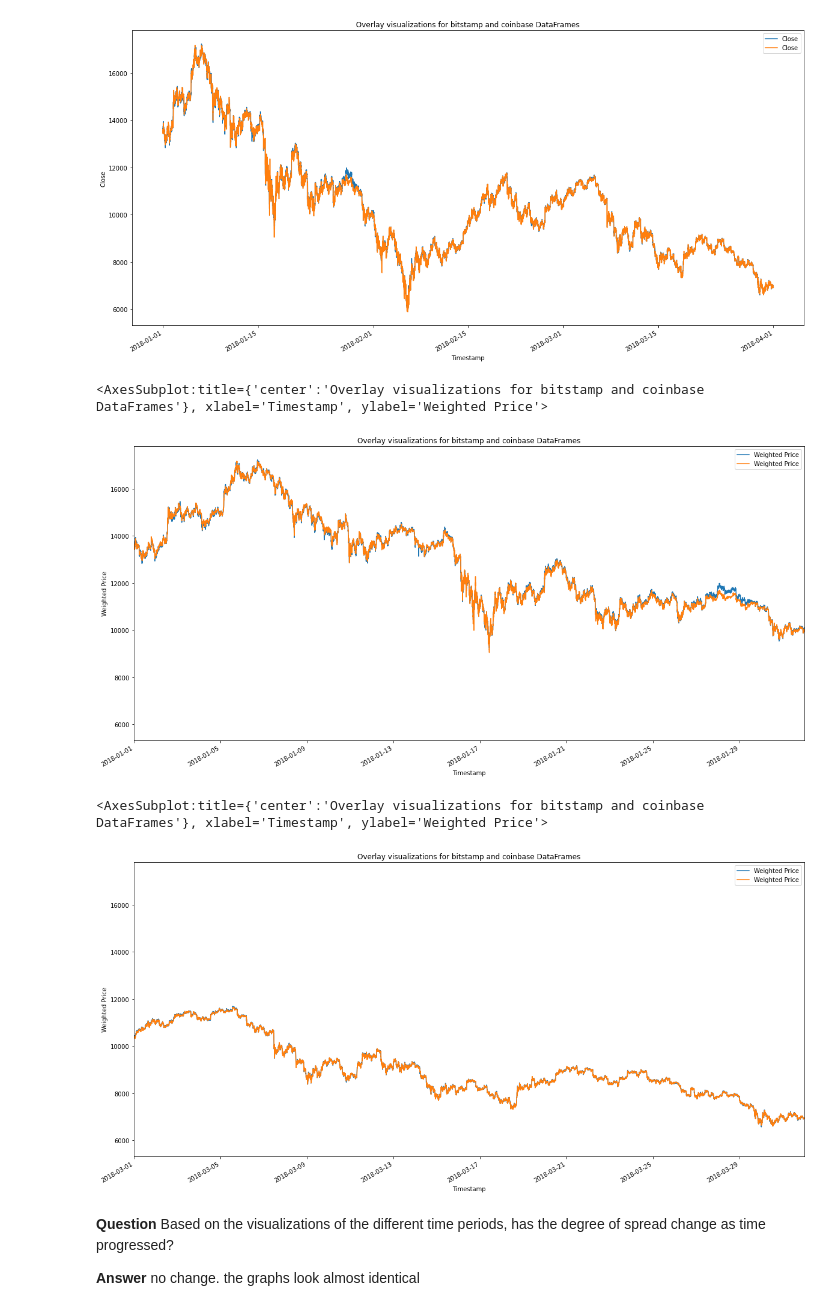
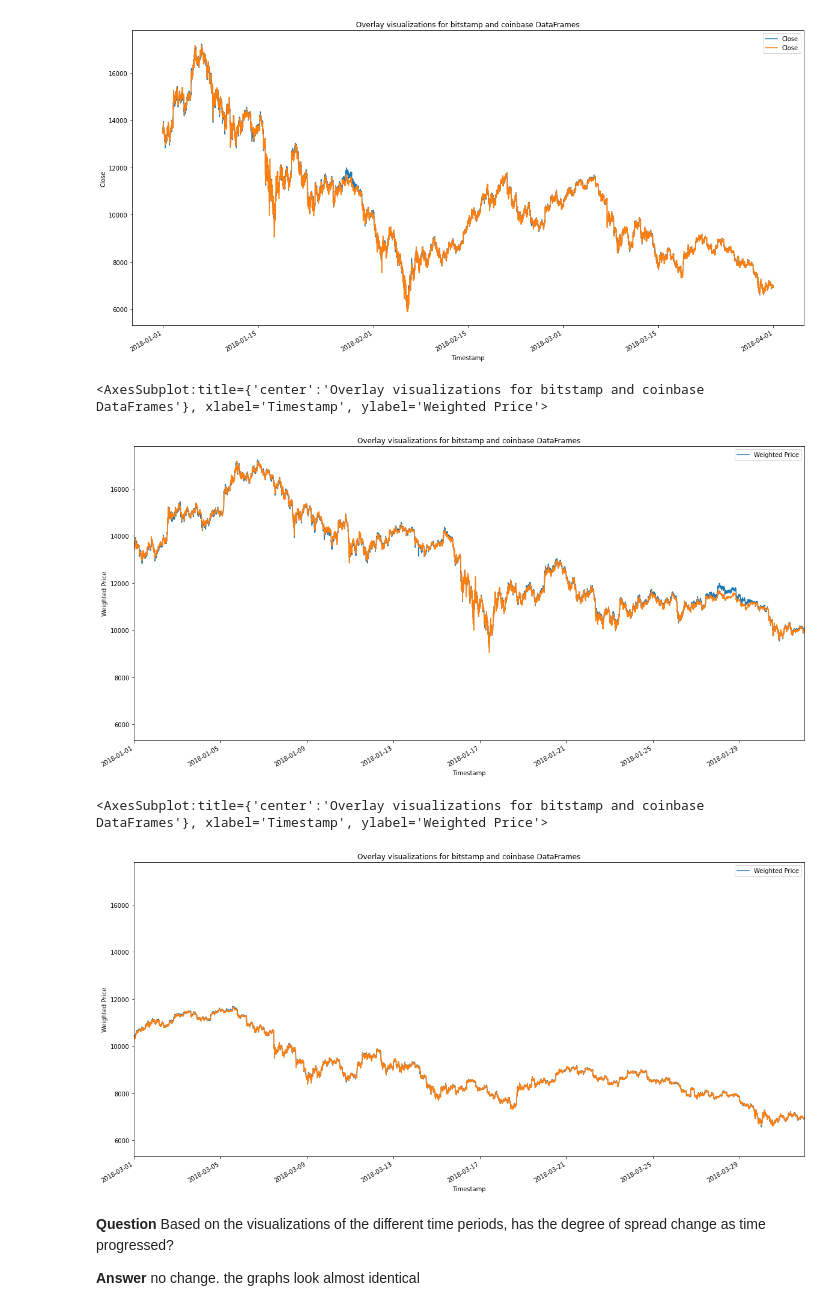
Before and after one commit to gatsbyz/columbia_bootcamp, a Jupyter notebook: module3/crypto_arbitrage.ipynb, the cells around one changed output. Drawn from its saved outputs; the diff is of its cells as text; code cells hidden in the pictures.

```diff
--- a/module3/crypto_arbitrage.ipynb
+++ b/module3/crypto_arbitrage.ipynb
@@ -245,23 +245,23 @@ coinbase_sliced.plot.line(ax=ax)
 # %%
 # Using the loc and plot functions, create an overlay plot that visualizes
 # the price action of both DataFrames for a one month period early in the dataset
 # Be sure to include the parameters: legend, figure size, title, and color and label
-ax = bitstamp.loc[:, ['Weighted Price']].plot.line(legend=True, figsize=(20, 10), title="Overlay visualizations for bitstamp and coinbase DataFrames",
+ax = bitstamp.loc[:, 'Weighted Price'].plot.line(legend=True, figsize=(20, 10), title="Overlay visualizations for bitstamp and coinbase DataFrames",
 ylabel="Weighted Price",xlim=("2018-01-01 00:00:00","2018-01-31 23:59:00"))
-coinbase.loc[:, ['Weighted Price']].plot.line(ax=ax)
+coinbase.loc[:, 'Weighted Price'].plot.line(ax=ax)
 # %% [output]
 <AxesSubplot:title={'center':'Overlay visualizations for bitstamp and coinbase DataFrames'}, xlabel='Timestamp', ylabel='Weighted Price'>
-[figure, old version]
+[figure, new version]
 # %%
 # Using the loc and plot functions, create an overlay plot that visualizes
 # the price action of both DataFrames for a one month period later in the dataset
 # Be sure to include the parameters: legend, figure size, title, and color and label
-ax = bitstamp.loc[:, ['Weighted Price']].plot.line(legend=True, figsize=(20, 10), title="Overlay visualizations for bitstamp and coinbase DataFrames",
+ax = bitstamp.loc[:, 'Weighted Price'].plot.line(legend=True, figsize=(20, 10), title="Overlay visualizations for bitstamp and coinbase DataFrames",
 ylabel="Weighted Price",xlim=("2018-03-01 00:00:00","2018-03-31 23:59:00"))
-coinbase.loc[:, ['Weighted Price']].plot.line(ax=ax)
+coinbase.loc[:, 'Weighted Price'].plot.line(ax=ax)
 # %% [output]
 <AxesSubplot:title={'center':'Overlay visualizations for bitstamp and coinbase DataFrames'}, xlabel='Timestamp', ylabel='Weighted Price'>
-[figure, old version]
+[figure, new version]
 # %% [markdown]
 **Question** Based on the visualizations of the different time periods, has the degree of spread change as time progressed?
 
```
Also changed, not shown: parts of 11 cells of this notebook.
